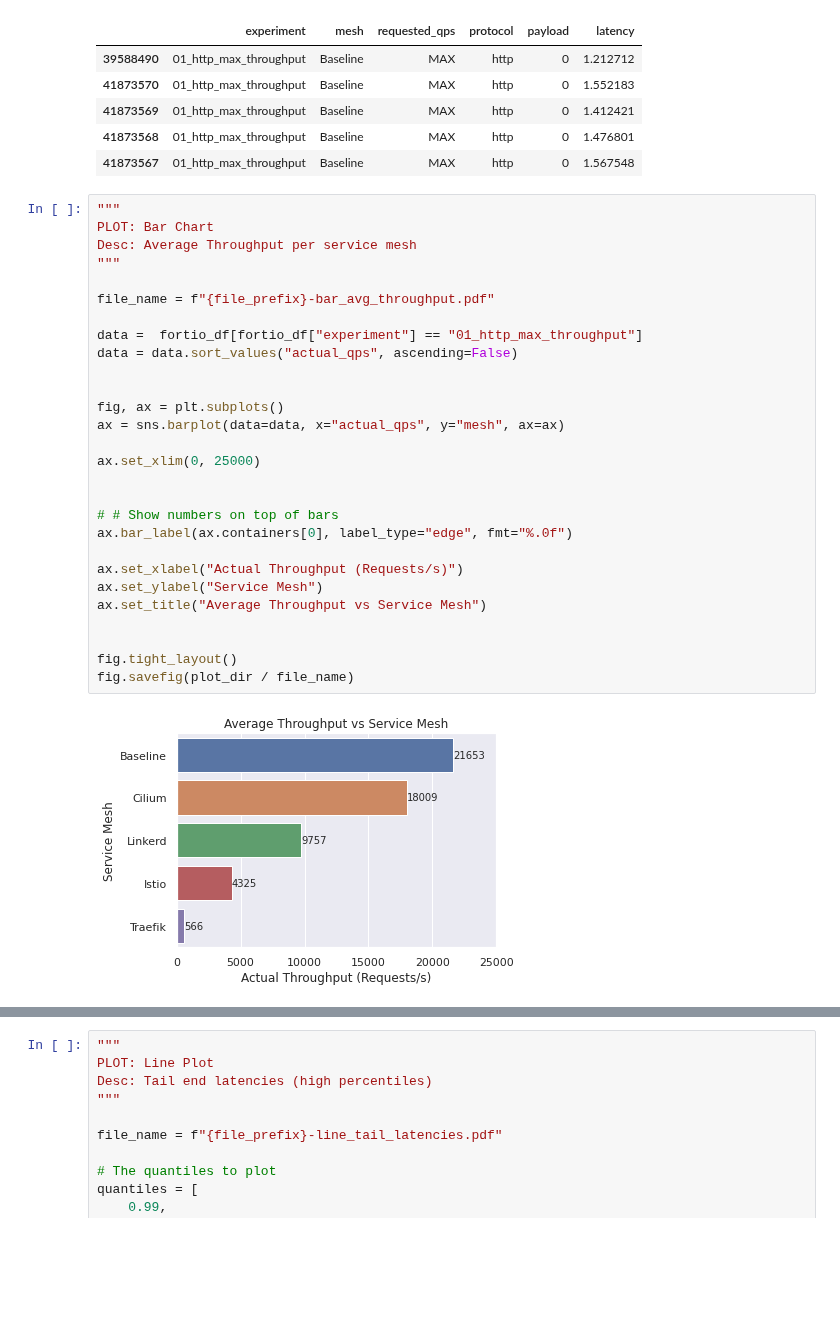
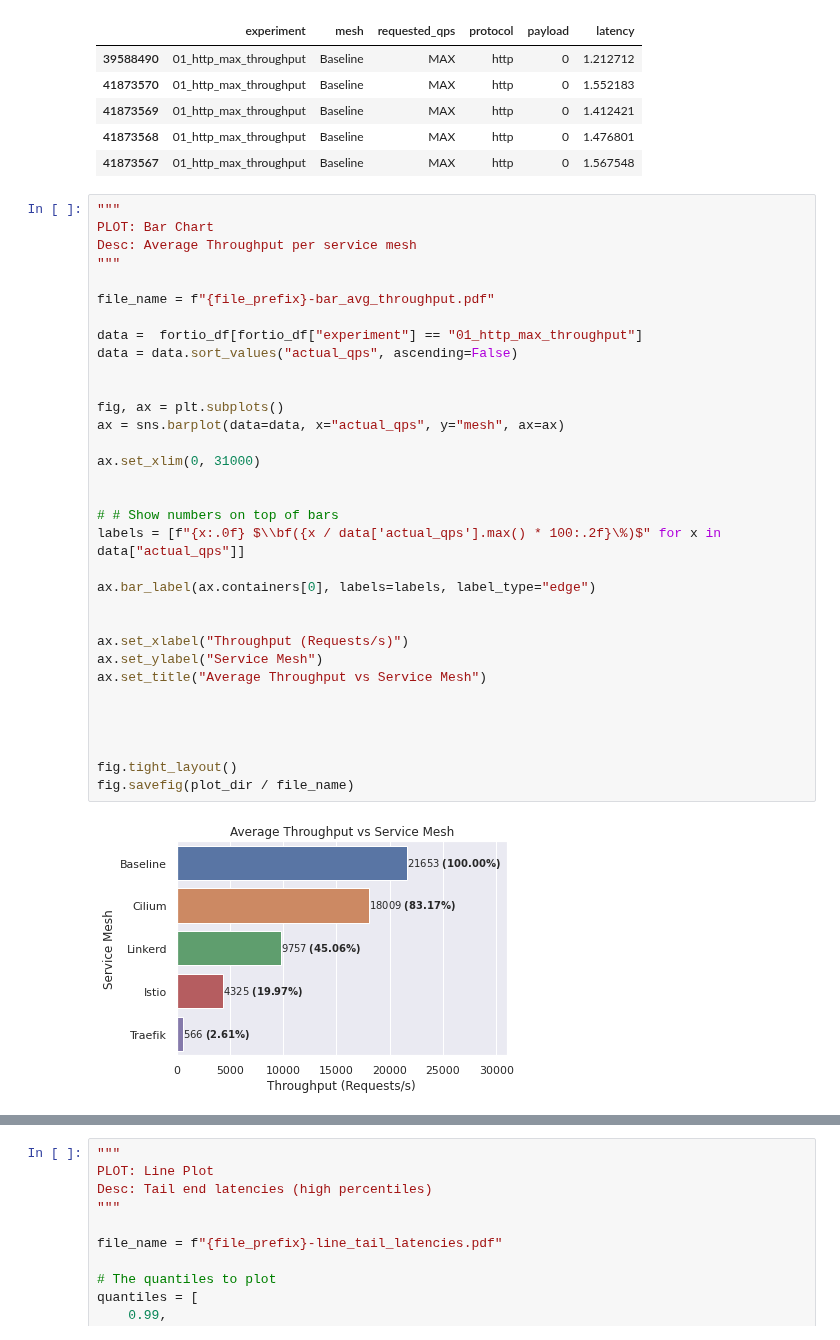
Before and after one commit to RichardBieringa/mesh-bench, a Jupyter notebook: viz/10_latencies.ipynb, the cells around one changed output, grey strips where cells are left out. Saved outputs shown, nothing was run; the diff lists cells and outputs as text; blank space fills up the shorter version.

```diff
--- a/viz/10_latencies.ipynb
+++ b/viz/10_latencies.ipynb
@@ -95,30 +95,35 @@ exp.head()
 # %%
 """
 PLOT: Bar Chart
 Desc: Average Throughput per service mesh
 """
 
 file_name = f"{file_prefix}-bar_avg_throughput.pdf"
 
 data =  fortio_df[fortio_df["experiment"] == "01_http_max_throughput"]
 data = data.sort_values("actual_qps", ascending=False)
 
 
 fig, ax = plt.subplots()
 ax = sns.barplot(data=data, x="actual_qps", y="mesh", ax=ax)
 
-ax.set_xlim(0, 25000)
+ax.set_xlim(0, 31000)
 
 
 # # Show numbers on top of bars
-ax.bar_label(ax.containers[0], label_type="edge", fmt="%.0f")
+labels = [f"{x:.0f} $\\bf({x / data['actual_qps'].max() * 100:.2f}\%)$" for x in data["actual_qps"]]
 
-ax.set_xlabel("Actual Throughput (Requests/s)")
+ax.bar_label(ax.containers[0], labels=labels, label_type="edge")
+
+
+ax.set_xlabel("Throughput (Requests/s)")
 ax.set_ylabel("Service Mesh")
 ax.set_title("Average Throughput vs Service Mesh")
 
 
+
+
 fig.tight_layout()
 fig.savefig(plot_dir / file_name)
 # %% [output]
-[figure, old version]
+[figure, new version]
```
Also changed, not shown: parts of 1 cell of this notebook, 1 other file.
